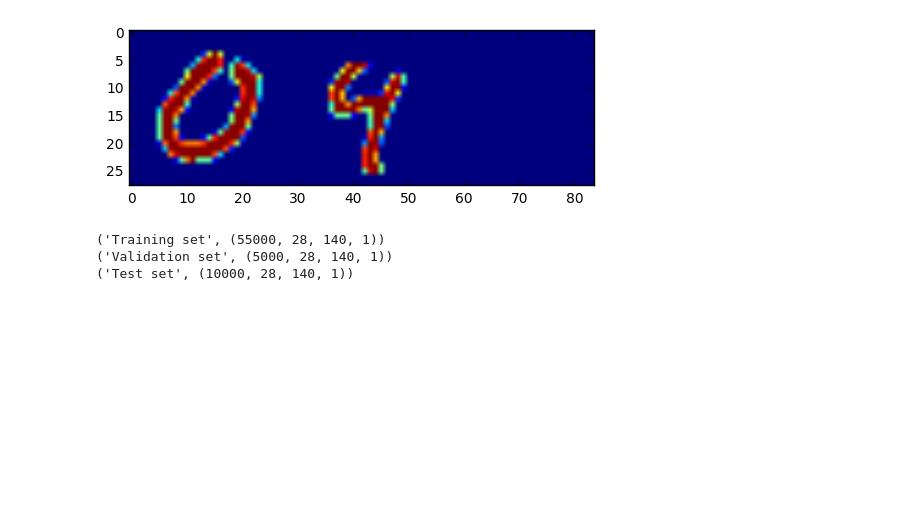
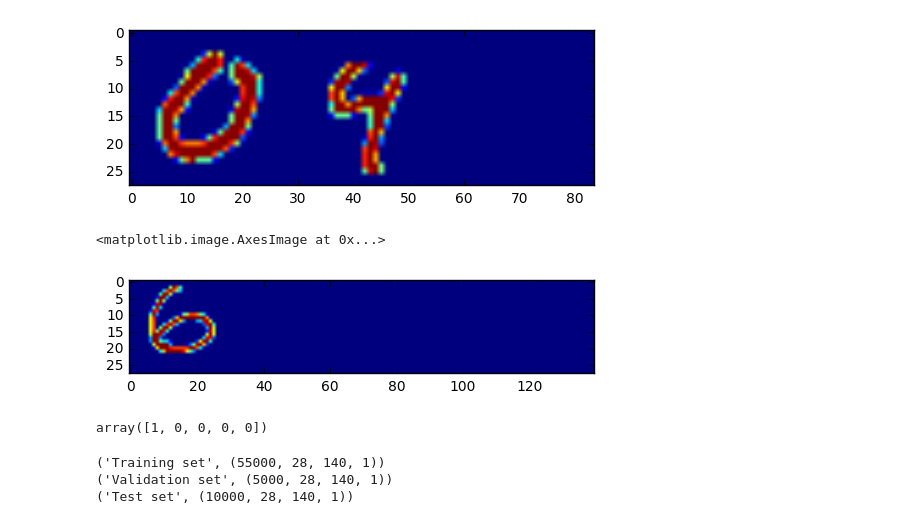
Before and after one commit to pandaczm/Udacity_Deep_Learning, a Jupyter notebook: Final_Project/Untitled.ipynb, the cells around one changed output. Saved outputs shown, nothing was run; the diff lists cells and outputs as text; code cells hidden in the pictures; blank space fills up the shorter version.

```diff
--- a/Final_Project/Untitled.ipynb
+++ b/Final_Project/Untitled.ipynb
@@ -68,8 +68,60 @@ def Generate_dataset(original_dataset, dataset_size, max_length):
     labels_list = [np.array(i) for i in labels_list]
 
     return np.concatenate(data_list, axis = 0), labels_list
+# %%
+def one_hot(num_length):
+    label_num = [0,0,0,0,0]
+    label_num[num_length - 1] = 1
+    return label_num
+
+def Generate_dataset_1(original_dataset, dataset_size, max_length):
+    labels_list = list()
+    data_list = list()
+    labels = list()
+    original_size = original_dataset.images.shape[0]
+    for i in range(max_length + 1):
+        labels_list.append([])
+    for i in range(dataset_size):
+        num_length = random.randint(1, max_length)
+        labels_list[0].append(one_hot(num_length))
+        tmp = list()
+        label_tmp = []
+        for j in range(max_length):
+            if j < num_length:
+                index = random.randint(0, original_size - 1)
+#                 print index
+                tmp.append(original_dataset.images[index].reshape(28,28))
+                data_label = original_dataset.labels[index]
+                labels_list[j + 1].append(data_label.tolist())
+                label_tmp.append(np.argmax(data_label).tolist())
+
+            else:
+                tmp.append(np.zeros((28,28)))
+                data_label = np.zeros(10)
+                labels_list[j + 1].append(data_label.tolist())
+                label_tmp.append(11)
+        data_list.append(np.concatenate(tmp, axis = 1).reshape((1, 28 * 28 * max_length)))
+        labels.append(label_tmp)
+    labels_list = [np.array(i) for i in labels_list]
+
+    return np.concatenate(data_list, axis = 0), labels_list, np.array(labels)
 # %%
 train_dataset, train_labels = Generate_dataset(mnist.train,55000,5)
 valid_dataset, valid_labels = Generate_dataset(mnist.validation,5000,5)
 test_dataset, test_labels = Generate_dataset(mnist.test,10000,5)
+# %%
+train_dataset_ref, train_labels_ref, t_l = Generate_dataset_1(mnist.train,55000,5)
+valid_dataset_ref, valid_labels_ref,v_l = Generate_dataset_1(mnist.validation,5000,5)
+test_dataset_ref, test_labels_ref,te_l = Generate_dataset_1(mnist.test,10000,5)
+# %%
+test =train_dataset_ref[1].reshape(28,140)
+# %%
+plt.imshow(test)
+# %% [output]
+<matplotlib.image.AxesImage at 0x...>
+[figure, added]
+# %%
+train_labels_ref[0][1]
+# %% [output]
+array([1, 0, 0, 0, 0])
 # %%
```
Also changed, not shown: parts of 46 cells of this notebook.
